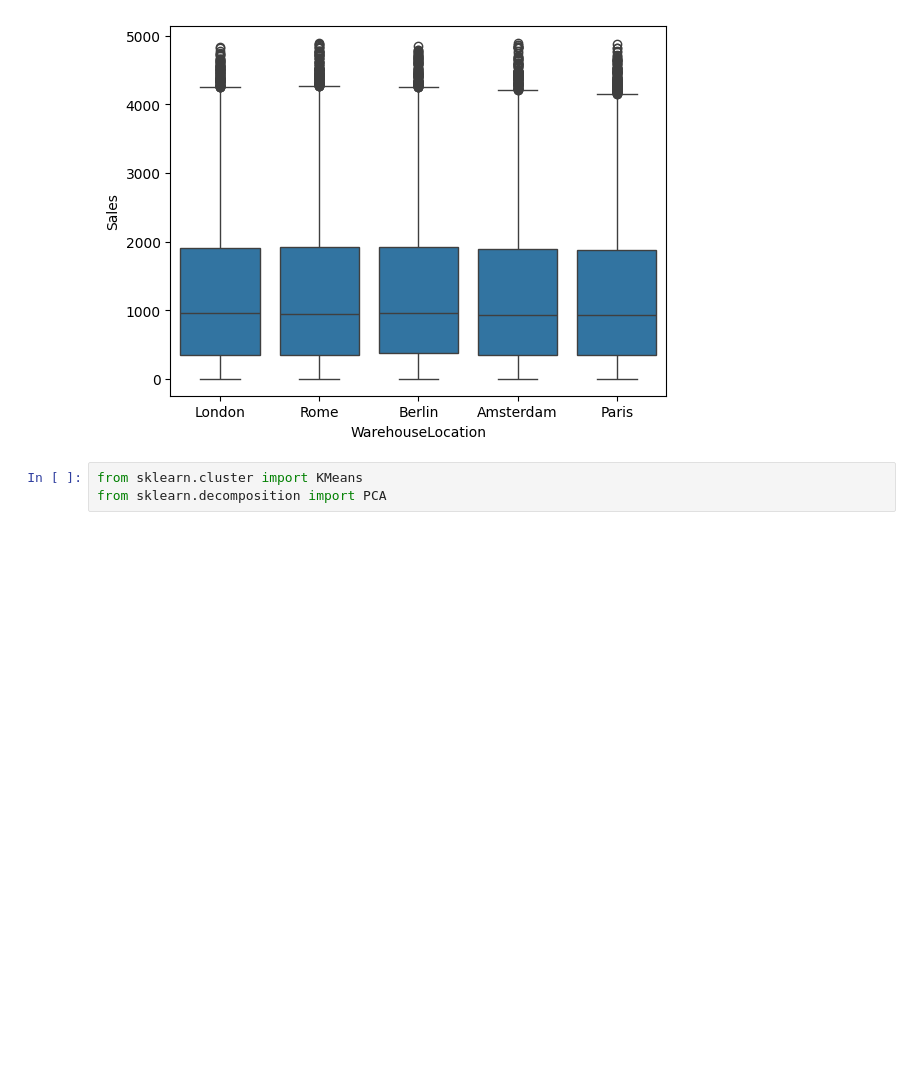
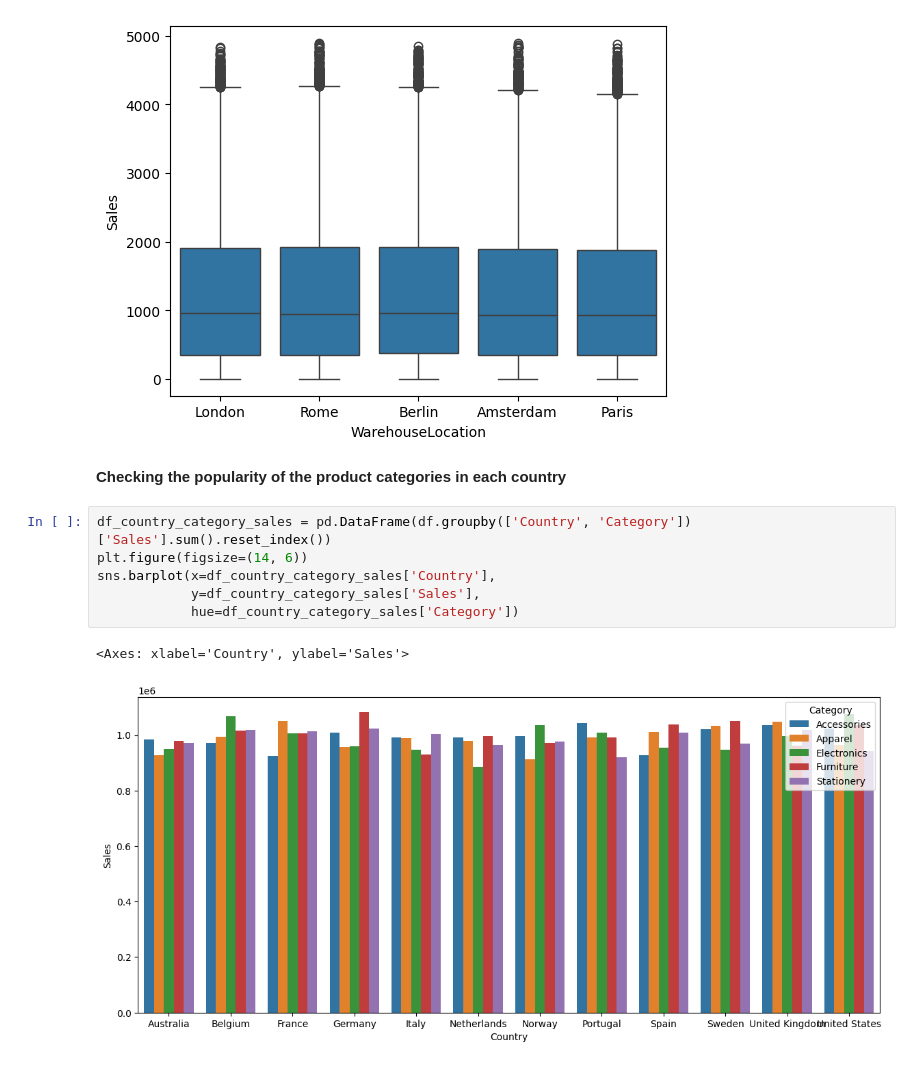
Before and after one commit to llh139/Data-Analytics-Portfolio, a Jupyter notebook: Online Sales Dataset Analysis/Online Sales Dataset.ipynb, the cells around one changed output. Drawn from its saved outputs; the diff is of its cells as text; blank space fills up the shorter version.

```diff
--- a/Online Sales Dataset Analysis/Online Sales Dataset.ipynb
+++ b/Online Sales Dataset Analysis/Online Sales Dataset.ipynb
@@ -429,6 +491,14 @@ sns.boxplot(x=df['WarehouseLocation'], y=df['Sales'])
 # %% [output]
 <Axes: xlabel='WarehouseLocation', ylabel='Sales'>
 [figure]
-# %%
-from sklearn.cluster import KMeans
-from sklearn.decomposition import PCA
+# %% [markdown]
+**Checking the popularity of the product categories in each country**
+# %%
+df_country_category_sales = pd.DataFrame(df.groupby(['Country', 'Category'])['Sales'].sum().reset_index())
+plt.figure(figsize=(14, 6))
+sns.barplot(x=df_country_category_sales['Country'],
+            y=df_country_category_sales['Sales'],
+            hue=df_country_category_sales['Category'])
+# %% [output]
+<Axes: xlabel='Country', ylabel='Sales'>
+[figure, added]
```
Also changed, not shown: parts of 31 cells of this notebook, 2 other files.
